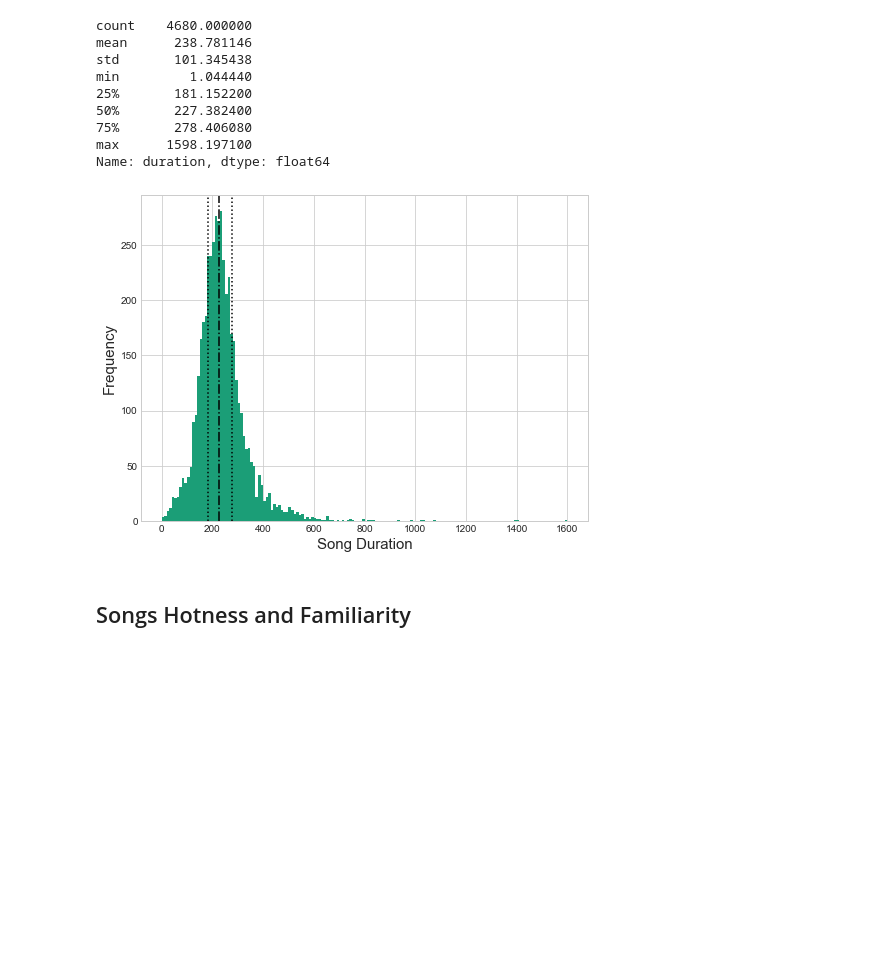
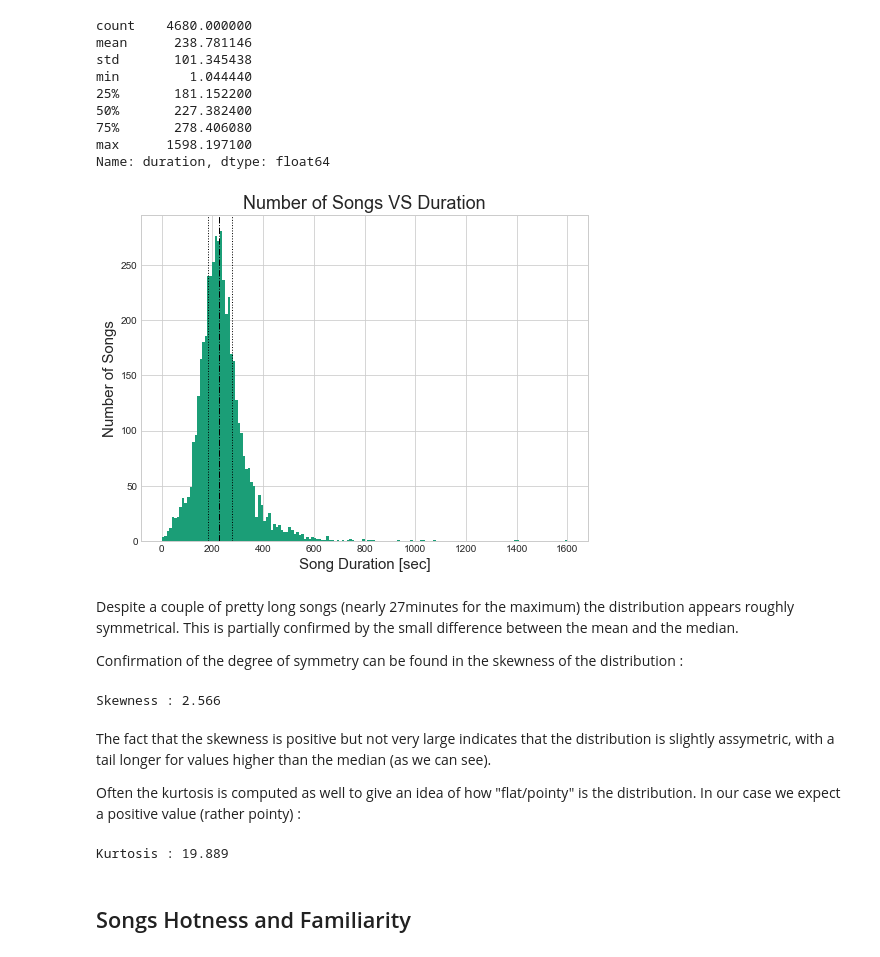
Before and after one commit to pylablanche/MillionSong, a Jupyter notebook: MillionSong_Dataset_Exploration.ipynb, the cells around one changed output. Saved outputs shown, nothing was run; the diff lists cells and outputs as text; code cells hidden in the pictures; blank space fills up the shorter version.

```diff
--- a/MillionSong_Dataset_Exploration.ipynb
+++ b/MillionSong_Dataset_Exploration.ipynb
@@ -129,13 +175,36 @@ min         1.044440
 max      1598.197100
 Name: duration, dtype: float64
 # %%
+# Looking at the songs distribution in bins of 10seconds
 songs.duration.plot.hist(bins=np.arange(0.0, 1610.0, 10.0))
-plt.axvline(181.1522, linestyle=':', c='k')
-plt.axvline(227.3824, linestyle='-.', c='k')
-plt.axvline(278.40608, linestyle=':', c='k')
-plt.xlabel('Song Duration');
+# Visualizing the quartiles
+plt.axvline(181.1522, linestyle=':', lw=1.0, c='k')
+plt.axvline(227.3824, linestyle='-.', lw=1.0, c='k')
+plt.axvline(278.40608, linestyle=':', lw=1.0, c='k')
+
+plt.xlabel('Song Duration [sec]')
+plt.ylabel('Number of Songs')
+plt.title('Number of Songs VS Duration');
 # %% [output]
-[figure, old version]
+[figure, new version]
+# %% [markdown]
+Despite a couple of pretty long songs (nearly 27minutes for the maximum) the distribution appears roughly symmetrical. This is partially confirmed by the small difference between the mean and the median.
+
+Confirmation of the degree of symmetry can be found in the skewness of the distribution :
+# %%
+# computing  distribution skewness
+print('Skewness : {:.3f}'.format(skew(songs.duration.values)))
+# %% [output]
+Skewness : 2.566
+# %% [markdown]
+The fact that the skewness is positive but not very large indicates that the distribution is slightly assymetric, with a tail longer for values higher than the median (as we can see).
+
+Often the kurtosis is computed as well to give an idea of how "flat/pointy" is the distribution. In our case we expect a positive value (rather pointy) :
+# %%
+# computing the kurtosis
+print('Kurtosis : {:.3f}'.format(kurtosis(songs.duration.values)))
+# %% [output]
+Kurtosis : 19.889
 # %% [markdown]
 ## Songs Hotness and Familiarity
 # %%
```
Also changed, not shown: parts of 20 cells of this notebook.
